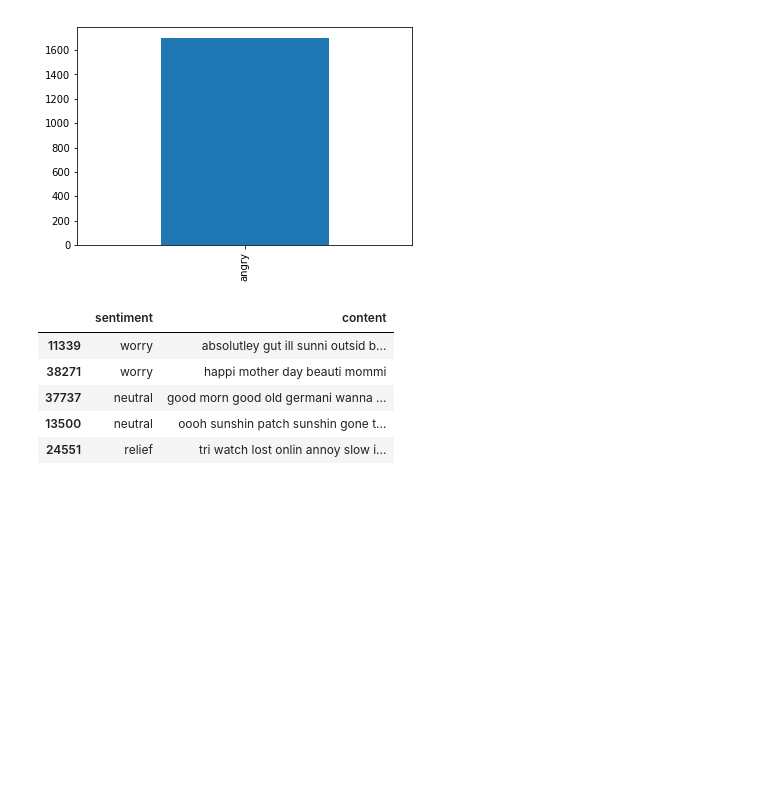
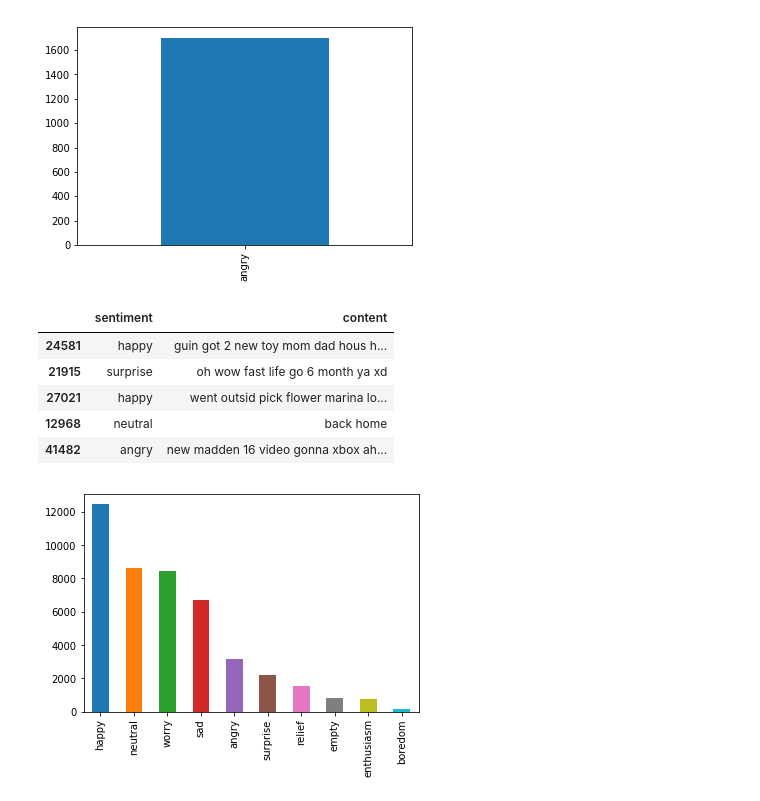
Before and after one commit to jeesupkim/FYP2019, a Jupyter notebook: textML/pre_train.ipynb, the cells around one changed output. Saved outputs shown, nothing was run; the diff lists cells and outputs as text; code cells hidden in the pictures; blank space fills up the shorter version.

```diff
--- a/textML/pre_train.ipynb
+++ b/textML/pre_train.ipynb
@@ -50,8 +50,10 @@ Enter your authorization code:
 Mounted at /content/drive
 # %%
 dataframes = {
-    "tweets": pd.read_csv("../content/drive/My Drive/Colab Notebooks/datasets/crowdflower_cs.csv", usecols=range(0,2)),
-    "anger-train": pd.read_csv("../content/drive/My Drive/Colab Notebooks/datasets/saif-2018-anger-train-cs.csv", usecols=range(0,2))
+    "tweets": pd.read_csv("../content/drive/My Drive/Colab Notebooks/datasets/crowdflower_cs.csv", usecols=range(0,2), encoding='latin1'),
+    "anger-train": pd.read_csv("../content/drive/My Drive/Colab Notebooks/datasets/saif-2018-anger-train-cs.csv", usecols=range(0,2), encoding='latin1'),
+    "joy-train": pd.read_csv("../content/drive/My Drive/Colab Notebooks/datasets/saif-2018-joy-train-cs.csv", usecols=range(0,2), encoding='latin1'),
+    "sad-train": pd.read_csv("../content/drive/My Drive/Colab Notebooks/datasets/saif-2018-sadness-train-cs.csv", usecols=range(0,2), encoding='latin1')
 }
 print(dataframes["tweets"].iloc[654])
 
@@ -302,15 +285,20 @@ Name: 654, dtype: object
 | 4 | angry | shut hashtag cool offend |
 [figure]
 # %%
-df_traindata = pd.concat([dataframes["tweets"], dataframes["anger-train"]], ignore_index=True)
+df_traindata = pd.concat([dataframes["tweets"], dataframes["anger-train"], dataframes["joy-train"], dataframes["sad-train"]], ignore_index=True)
 #print(df_traindata)
 df_traindata = df_traindata.astype(str)
 df_traindata = df_traindata.reindex(np.random.permutation(df_traindata.index))
+
+df_traindata["sentiment"].value_counts().plot(kind='bar');
+df_traindata["sentiment"].value_counts()
+
 df_traindata.head()
 # %% [output]
 |  | sentiment | content |
-| 11339 | worry | absolutley gut ill sunni outsid b... |
-| 38271 | worry | happi mother day beauti mommi |
-| 37737 | neutral | good morn good old germani wanna ... |
-| 13500 | neutral | oooh sunshin patch sunshin gone t... |
-| 24551 | relief | tri watch lost onlin annoy slow i... |
+| 24581 | happy | guin got 2 new toy mom dad hous h... |
+| 21915 | surprise | oh wow fast life go 6 month ya xd |
+| 27021 | happy | went outsid pick flower marina lo... |
+| 12968 | neutral | back home |
+| 41482 | angry | new madden 16 video gonna xbox ah... |
+[figure, added]
```
Also changed, not shown: parts of 14 cells of this notebook, 7 other files.
